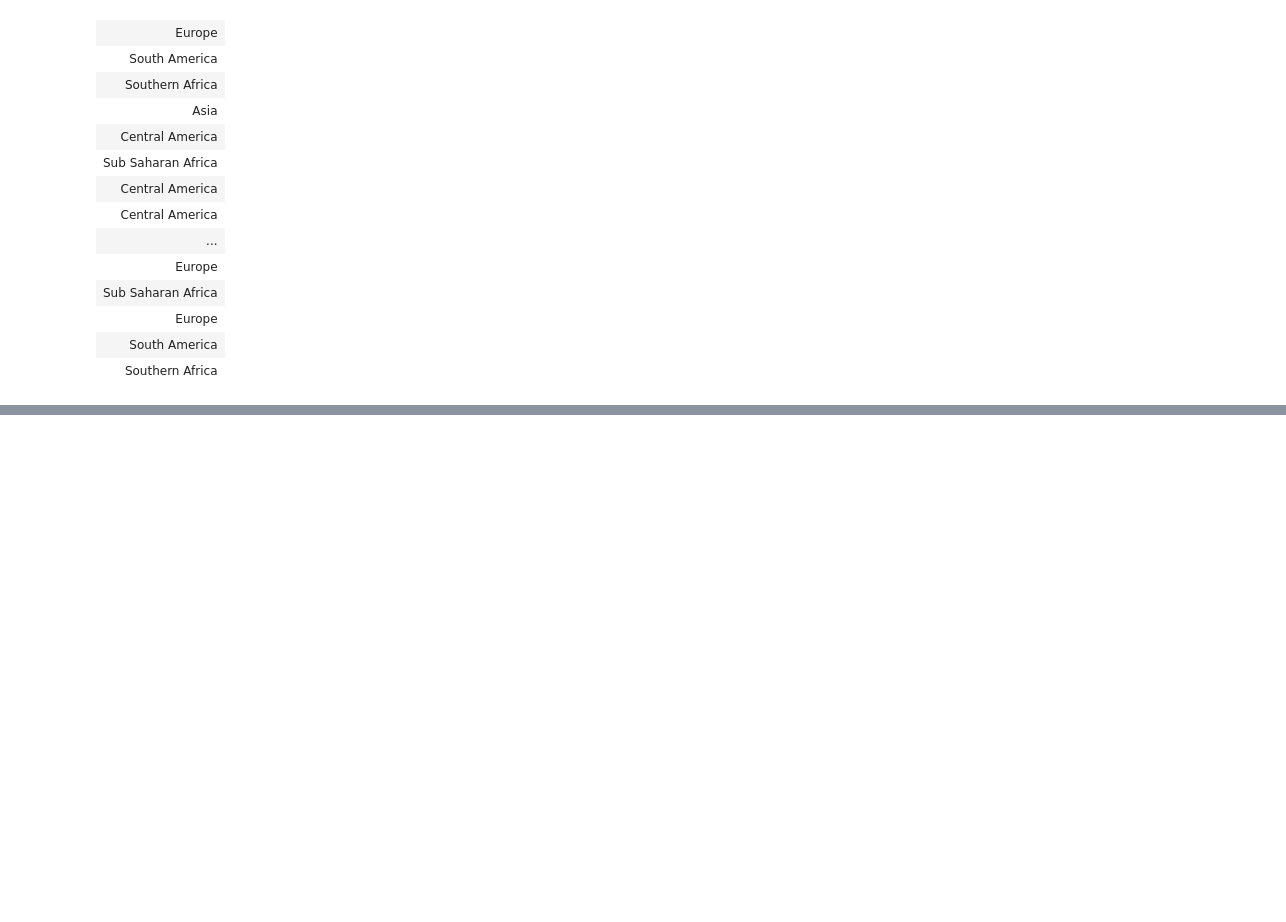
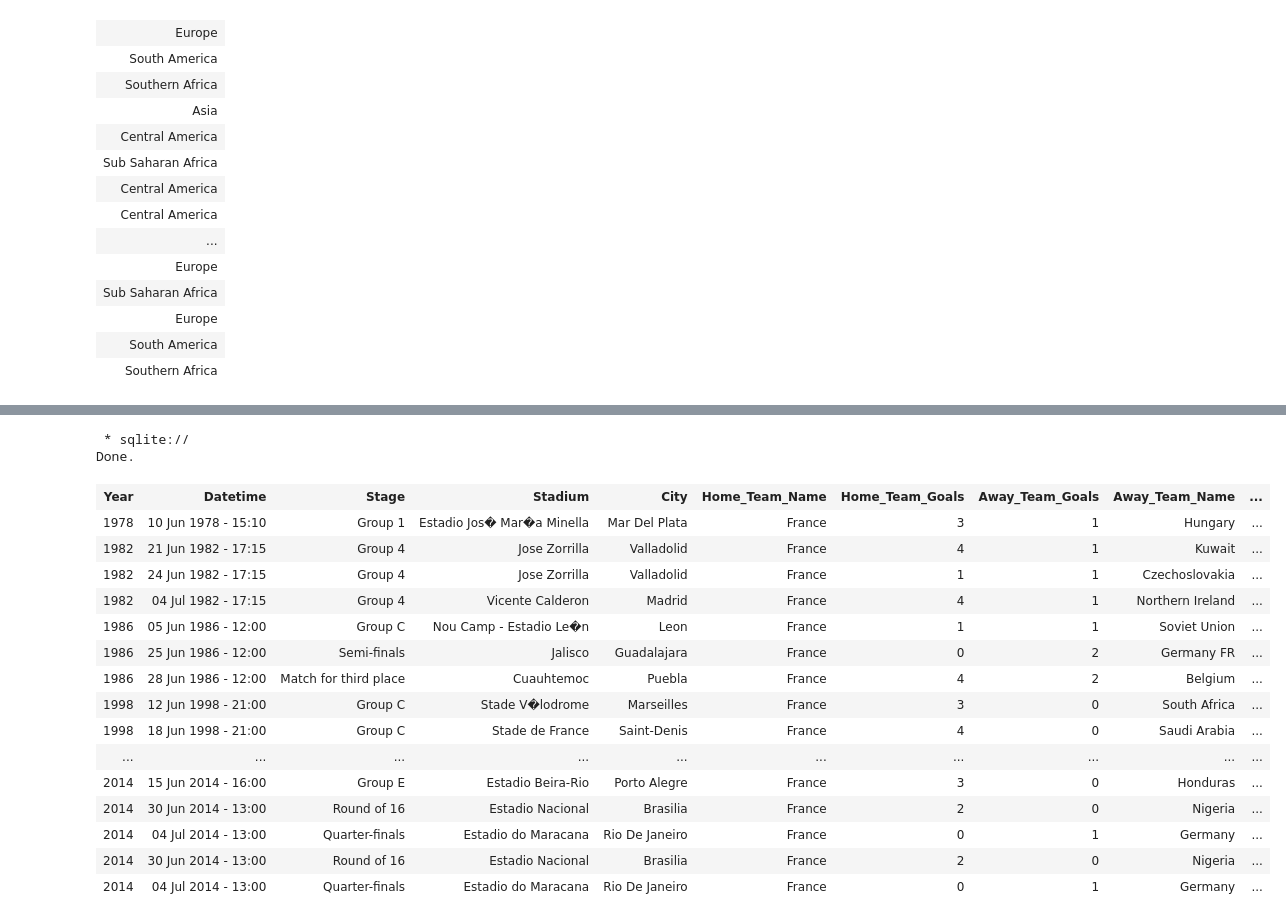
Before and after one commit to ibrahimabdike/sqlwork, a Jupyter notebook: selecting_and_retreiving_data_sql.ipynb, the cells around one changed output, grey strips where cells are left out. Drawn from its saved outputs; the diff is of its cells as text; code cells hidden in the pictures; blank space fills up the shorter version.

```diff
--- a/selecting_and_retreiving_data_sql.ipynb
+++ b/selecting_and_retreiving_data_sql.ipynb
@@ -137,0 +382,25 @@ select Country from interpol WHERE Region='Northern Africa' AND PossibleHostedFu
+# %%
+# Challenge 3
+# Get the World Cup Matches played in France after 1970 ordered by years in descending order
+#
+%%sql
+select * from WorldCup WHERE Home_Team_Name ="France" AND Year>1970;
+# %% [output]
+ * sqlite://
+Done.
+| Year | Datetime | Stage | Stadium | City | Home_Team_Name | Home_Team_Goals | Away_Team_Goals | Away_Team_Name | ... |
+| 1978 | 10 Jun 1978 - 15:10 | Group 1 | Estadio Jos� Mar�a Minella | Mar Del Plata | France | 3 | 1 | Hungary | ... |
+| 1982 | 21 Jun 1982 - 17:15 | Group 4 | Jose Zorrilla | Valladolid | France | 4 | 1 | Kuwait | ... |
+| 1982 | 24 Jun 1982 - 17:15 | Group 4 | Jose Zorrilla | Valladolid | France | 1 | 1 | Czechoslovakia | ... |
+| 1982 | 04 Jul 1982 - 17:15 | Group 4 | Vicente Calderon | Madrid | France | 4 | 1 | Northern Ireland | ... |
+| 1986 | 05 Jun 1986 - 12:00 | Group C | Nou Camp - Estadio Le�n | Leon | France | 1 | 1 | Soviet Union | ... |
+| 1986 | 25 Jun 1986 - 12:00 | Semi-finals | Jalisco | Guadalajara | France | 0 | 2 | Germany FR | ... |
+| 1986 | 28 Jun 1986 - 12:00 | Match for third place | Cuauhtemoc | Puebla | France | 4 | 2 | Belgium | ... |
+| 1998 | 12 Jun 1998 - 21:00 | Group C | Stade V�lodrome | Marseilles | France | 3 | 0 | South Africa | ... |
+| 1998 | 18 Jun 1998 - 21:00 | Group C | Stade de France | Saint-Denis | France | 4 | 0 | Saudi Arabia | ... |
+| ... | ... | ... | ... | ... | ... | ... | ... | ... | ... |
+| 2014 | 15 Jun 2014 - 16:00 | Group E | Estadio Beira-Rio | Porto Alegre | France | 3 | 0 | Honduras | ... |
+| 2014 | 30 Jun 2014 - 13:00 | Round of 16 | Estadio Nacional | Brasilia | France | 2 | 0 | Nigeria | ... |
+| 2014 | 04 Jul 2014 - 13:00 | Quarter-finals | Estadio do Maracana | Rio De Janeiro | France | 0 | 1 | Germany | ... |
+| 2014 | 30 Jun 2014 - 13:00 | Round of 16 | Estadio Nacional | Brasilia | France | 2 | 0 | Nigeria | ... |
+| 2014 | 04 Jul 2014 - 13:00 | Quarter-finals | Estadio do Maracana | Rio De Janeiro | France | 0 | 1 | Germany | ... |
```
Also changed, not shown: parts of 19 cells of this notebook.
